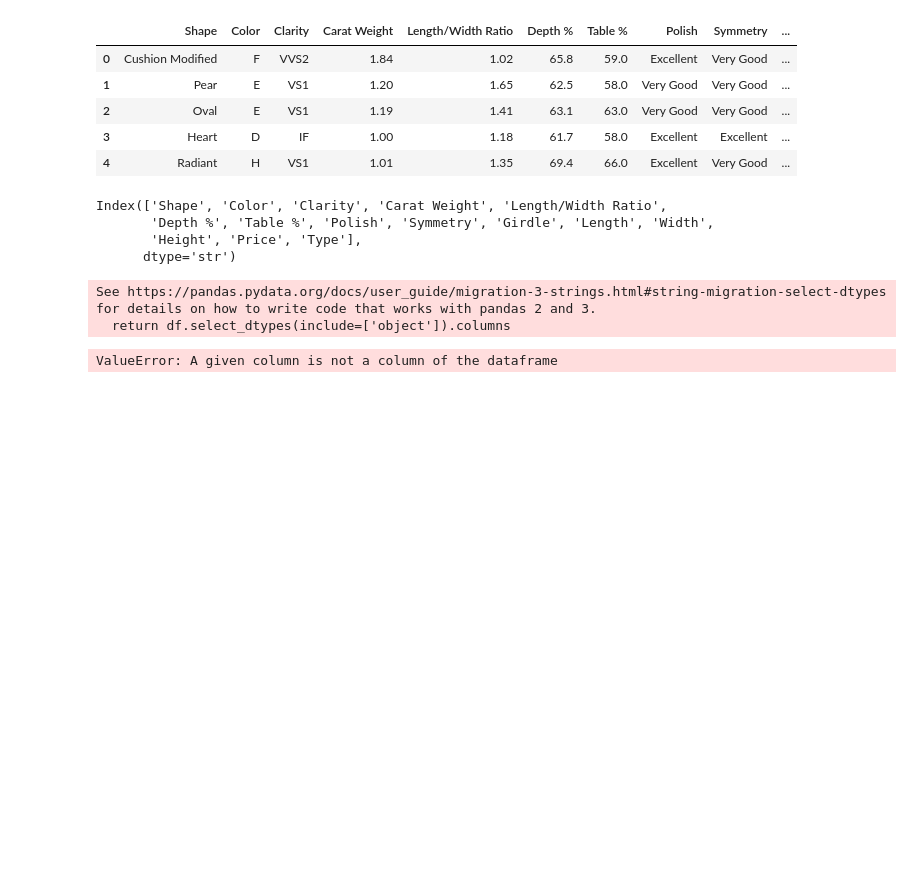
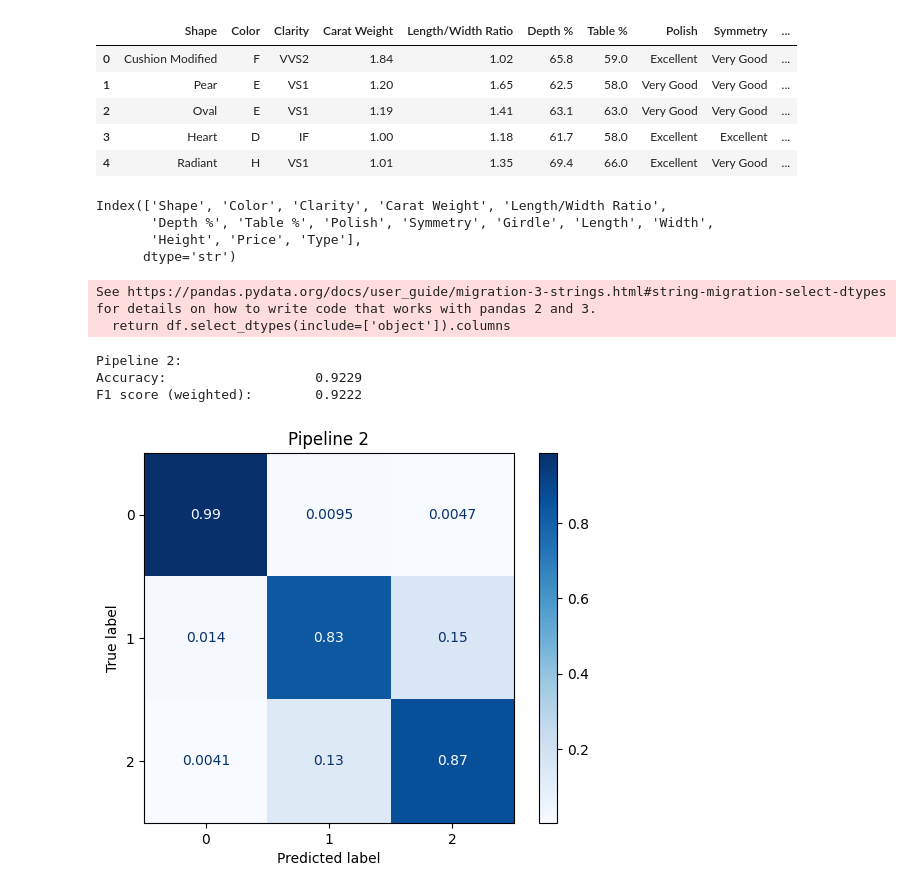
Before and after one commit to M61ss/big-data, a Jupyter notebook: exam-simulations/10-01-2025/10-01-2025.ipynb, the cells around one changed output. Drawn from its saved outputs; the diff is of its cells as text; code cells hidden in the pictures; blank space fills up the shorter version.

```diff
--- a/exam-simulations/10-01-2025/10-01-2025.ipynb
+++ b/exam-simulations/10-01-2025/10-01-2025.ipynb
@@ -439,8 +439,10 @@ Index(['Shape', 'Color', 'Clarity', 'Carat Weight', 'Length/Width Ratio',
        'Height', 'Price', 'Type'],
       dtype='str')
 # %%
+X, y = df.drop(columns='Type'), df['Type']
+
 col_trans = ColumnTransformer(transformers=[
-    ('text_to_class', OrdinalEncoder(handle_unknown='use_encoded_value', unknown_value=-1), get_categorical_features(df))
+    ('text_to_class', OrdinalEncoder(handle_unknown='use_encoded_value', unknown_value=-1), get_categorical_features(X))
 ], remainder='passthrough')
 # %% [output]
 See https://pandas.pydata.org/docs/user_guide/migration-3-strings.html#string-migration-select-dtypes for details on how to write code that works with pandas 2 and 3.
@@ -448,13 +450,16 @@ See https://pandas.pydata.org/docs/user_guide/migration-3-strings.html#string-mi
 # %%
 pipeline = Pipeline(steps=[
     ('remove_na', SimpleImputer(strategy='most_frequent').set_output(transform='pandas')),
     ('preprocessor', col_trans),
     ('scale', StandardScaler()),
     ('model', KNeighborsClassifier())
 ])
 
-x_train, x_test, y_train, y_test = train_test_split(df.drop(columns='Type'), df['Type'], test_size=0.25, stratify=df['Type'])
+x_train, x_test, y_train, y_test = train_test_split(X, y, test_size=0.25, stratify=y)
 pipeline.fit(x_train, y_train)
 evaluate_classifier(pipeline, x_test, y_test, 'pipeline 2', f1_average='weighted')
 # %% [output]
-ValueError: A given column is not a column of the dataframe
+Pipeline 2:
+Accuracy:                   0.9229
+F1 score (weighted):        0.9222
+[figure, added]
```
